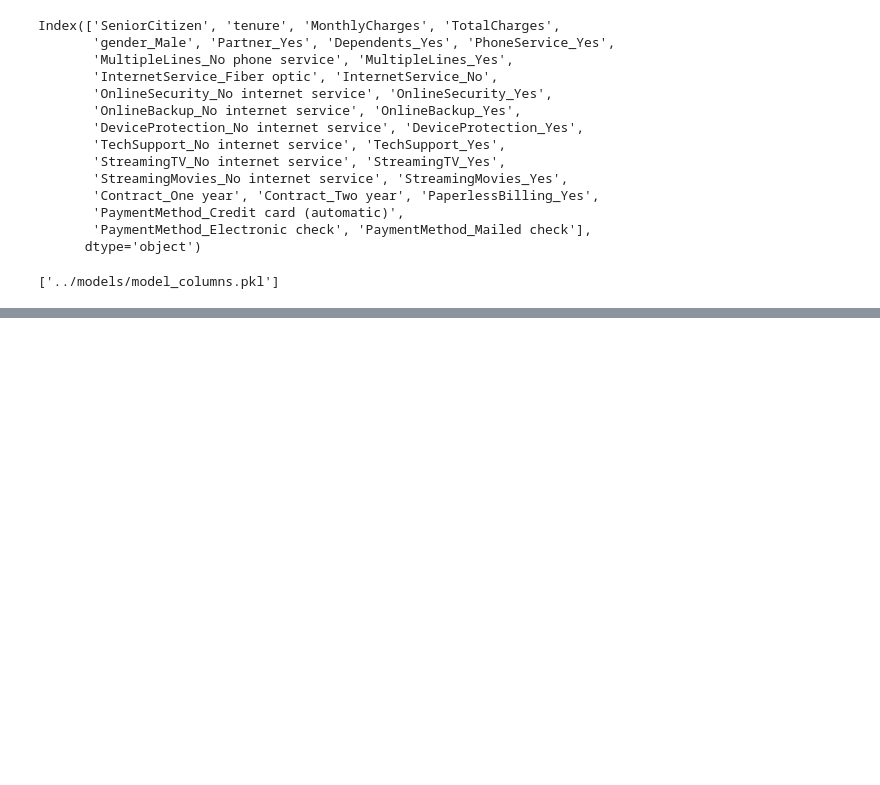
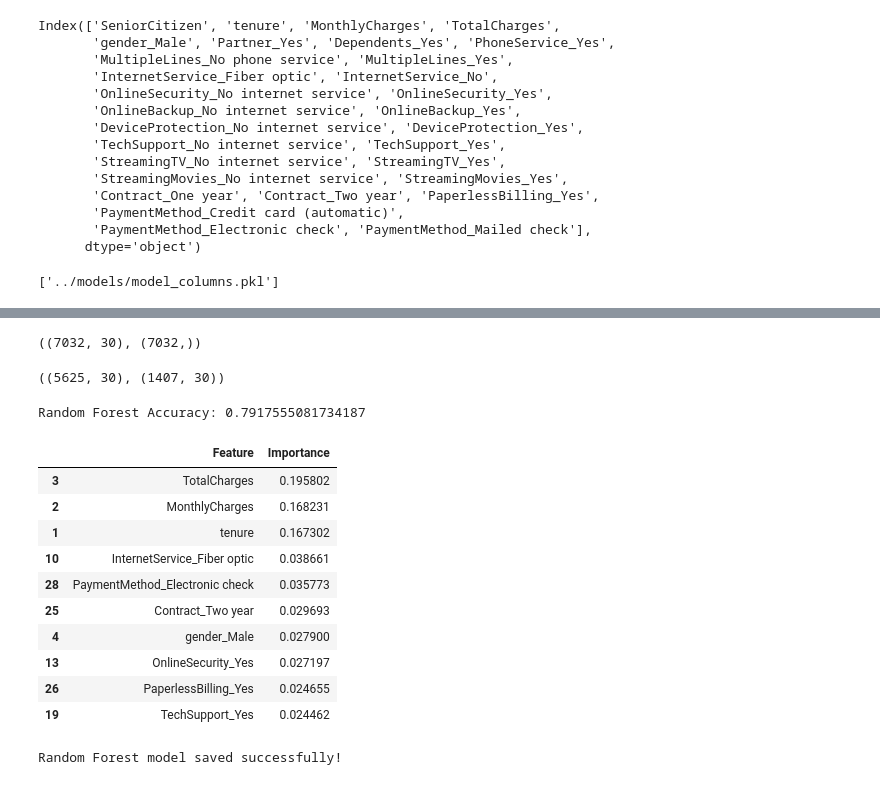
Before and after one commit to Neeharika921/customer-churn-prediction, a Jupyter notebook: notebook/churn_analysis.ipynb, the cells around one changed output, grey strips where cells are left out. Cells and saved outputs as stored; diff of their text form; code cells hidden in the pictures; blank space fills up the shorter version.

```diff
--- a/notebook/churn_analysis.ipynb
+++ b/notebook/churn_analysis.ipynb
@@ -279,0 +313,74 @@ joblib.dump(X.columns, "../models/model_columns.pkl")
+# %%
+# Separate features and target
+X = df.drop("Churn_Yes", axis=1)
+y = df["Churn_Yes"]
+X.shape, y.shape
+# %% [output]
+((7032, 30), (7032,))
+# %%
+# Split data into train and test
+
+from sklearn.model_selection import train_test_split
+
+X_train, X_test, y_train, y_test = train_test_split(
+    X, y,
+    test_size=0.2,
+    random_state=42
+)
+
+X_train.shape, X_test.shape
+# %% [output]
+((5625, 30), (1407, 30))
+# %%
+# Train Random Forest
+
+from sklearn.ensemble import RandomForestClassifier
+from sklearn.metrics import accuracy_score
+
+rf = RandomForestClassifier(
+    n_estimators=200,
+    random_state=42
+)
+
+rf.fit(X_train, y_train)
+
+rf_pred = rf.predict(X_test)
+
+rf_acc = accuracy_score(y_test, rf_pred)
+
+print("Random Forest Accuracy:", rf_acc)
+# %% [output]
+Random Forest Accuracy: 0.7917555081734187
+# %%
+# Feature importance from Random Forest
+
+import pandas as pd
+
+importance = pd.DataFrame({
+    "Feature": X.columns,
+    "Importance": rf.feature_importances_
+})
+
+importance = importance.sort_values(by="Importance", ascending=False)
+
+importance.head(10)
+# %% [output]
+|  | Feature | Importance |
+| 3 | TotalCharges | 0.195802 |
+| 2 | MonthlyCharges | 0.168231 |
+| 1 | tenure | 0.167302 |
+| 10 | InternetService_Fiber optic | 0.038661 |
+| 28 | PaymentMethod_Electronic check | 0.035773 |
+| 25 | Contract_Two year | 0.029693 |
+| 4 | gender_Male | 0.027900 |
+| 13 | OnlineSecurity_Yes | 0.027197 |
+| 26 | PaperlessBilling_Yes | 0.024655 |
+| 19 | TechSupport_Yes | 0.024462 |
+# %%
+import joblib
+
+joblib.dump(rf, "../models/churn_model.pkl")
+
+print("Random Forest model saved successfully!")
+# %% [output]
+Random Forest model saved successfully!
```
Also changed, not shown: parts of 3 cells of this notebook, 4 other files.
